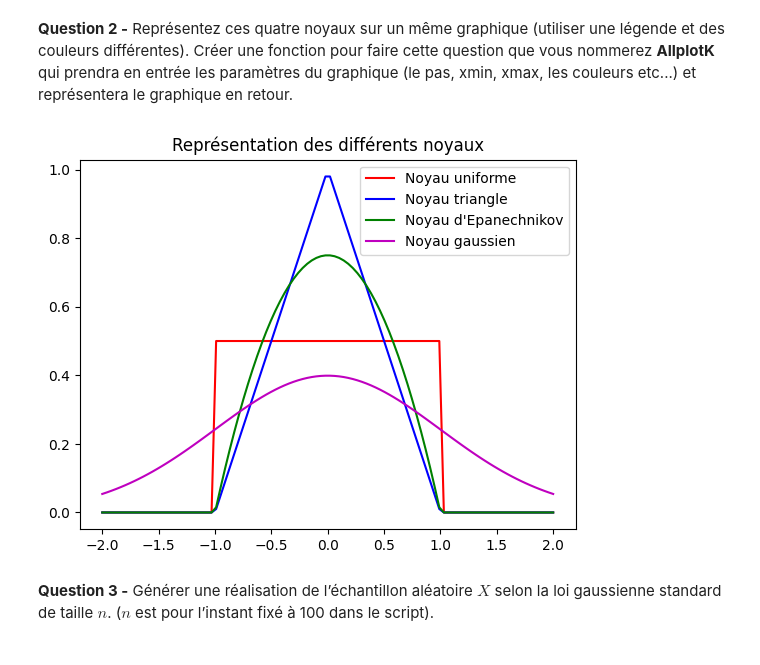
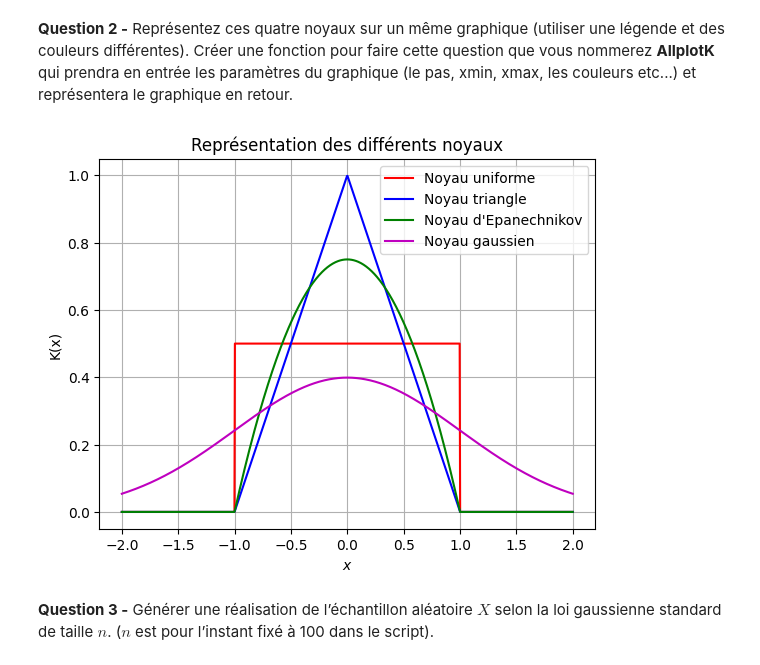
Before and after one commit to Mowibox/SignalLab, a Jupyter notebook: TP3-LONGEOT-THIONGANE-PETIT.ipynb, the cells around one changed output. Cells and saved outputs as stored; diff of their text form; code cells hidden in the pictures.

```diff
--- a/TP3-LONGEOT-THIONGANE-PETIT.ipynb
+++ b/TP3-LONGEOT-THIONGANE-PETIT.ipynb
@@ -29,19 +29,22 @@ def K4(x): #noyau gaussien
 # %%
 def AllplotK(pas, xmin, xmax, col1, col2, col3, col4):
     x = np.linspace(xmin, xmax, pas)
     plt.plot(x, K1(x), '{}'.format(col1), label = 'Noyau uniforme')
     plt.plot(x, K2(x), '{}'.format(col2), label = 'Noyau triangle')
     plt.plot(x, K3(x), '{}'.format(col3), label = "Noyau d'Epanechnikov")
     plt.plot(x, K4(x), '{}'.format(col4), label = 'Noyau gaussien')
     plt.title("Représentation des différents noyaux")
+    plt.xlabel("$x$")
+    plt.ylabel("K(x)")
     plt.legend()
+    plt.grid()
     plt.show()
     return
 
 #Test
-AllplotK(100, -2, 2, 'r', 'b', 'g', 'm')
+AllplotK(1010, -2, 2, 'r', 'b', 'g', 'm')
 # %% [output]
-[figure, old version]
+[figure, new version]
 # %% [markdown]
 **Question 3 -** Générer une réalisation de l’échantillon aléatoire $X$ selon la loi gaussienne standard de taille $n$. ($n$ est pour l’instant fixé à 100 dans le script).
 # %%
```
Also changed, not shown: parts of 2 cells of this notebook.
